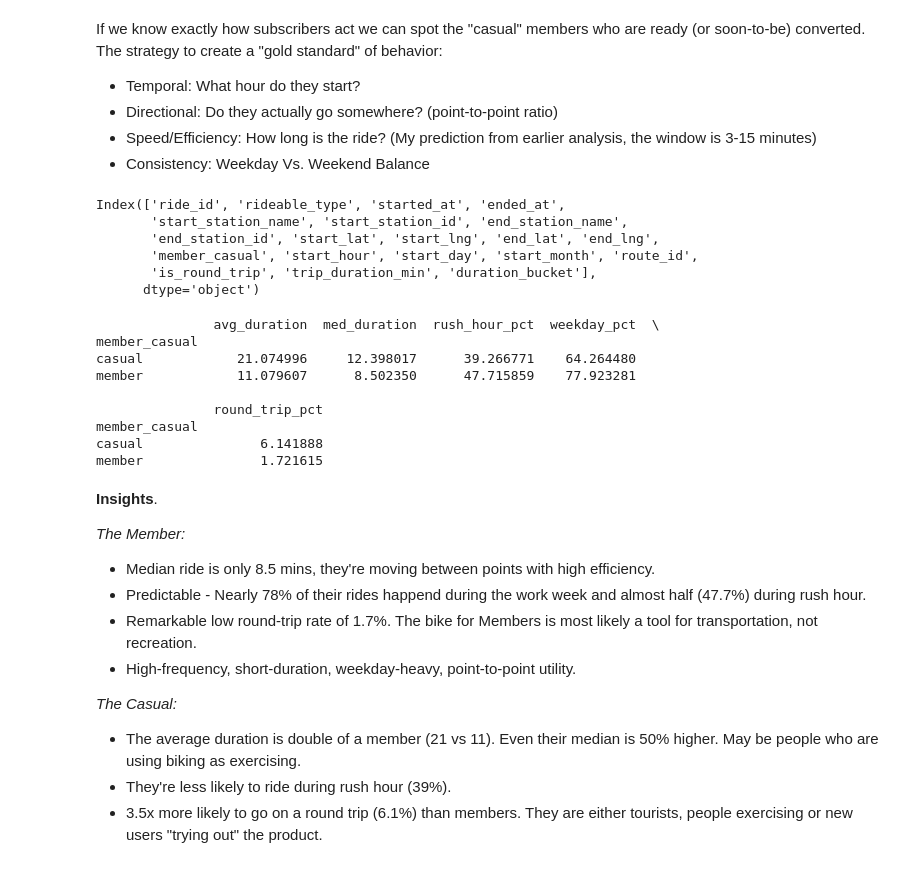
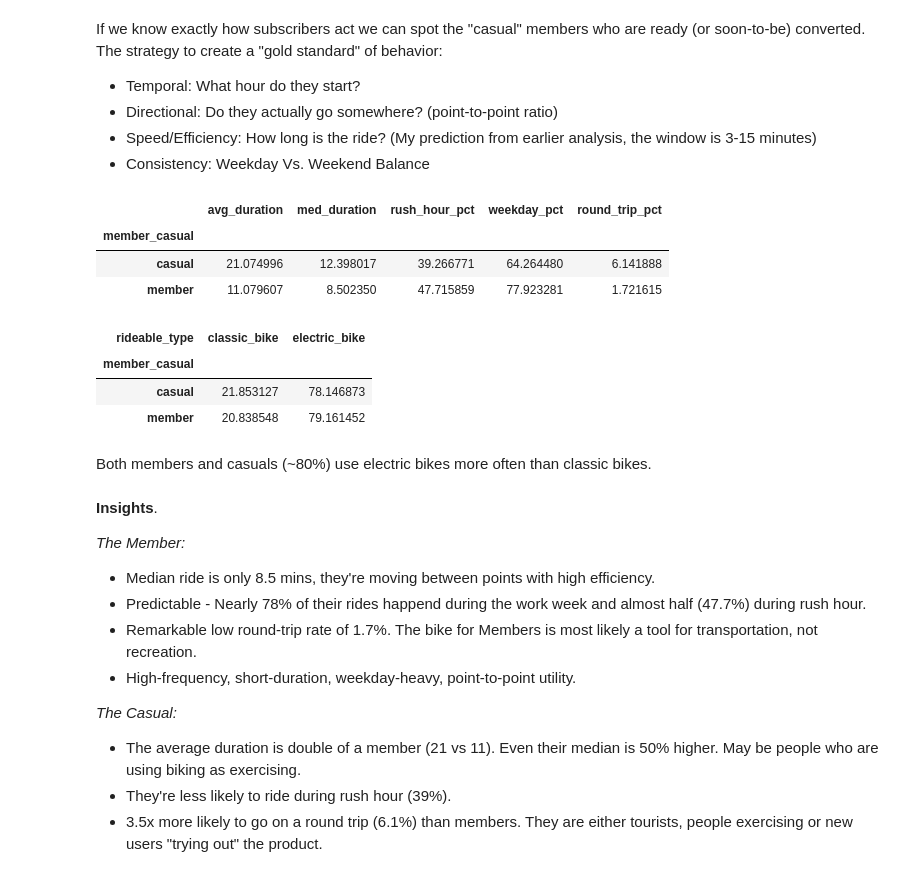
Before and after one commit to mdinaya/baywheels_analysis, a Jupyter notebook: notebooks/01_user_behavior.ipynb, the cells around one changed output. Cells and saved outputs as stored; diff of their text form; code cells hidden in the pictures.

```diff
--- a/notebooks/01_user_behavior.ipynb
+++ b/notebooks/01_user_behavior.ipynb
@@ -357,15 +357,6 @@ If we know exactly how subscribers act we can spot the "casual" members who are
 - Directional: Do they actually go somewhere? (point-to-point ratio)
 - Speed/Efficiency: How long is the ride? (My prediction from earlier analysis, the window is 3-15 minutes)
 - Consistency: Weekday Vs. Weekend Balance
-# %%
-df.columns
-# %% [output]
-Index(['ride_id', 'rideable_type', 'started_at', 'ended_at',
-       'start_station_name', 'start_station_id', 'end_station_name',
-       'end_station_id', 'start_lat', 'start_lng', 'end_lat', 'end_lng',
-       'member_casual', 'start_hour', 'start_day', 'start_month', 'route_id',
-       'is_round_trip', 'trip_duration_min', 'duration_bucket'],
-      dtype='object')
 # %%
 # create a rush hour and weekday flag
 df["is_rush_hour"] = df["start_hour"].isin([7, 8, 9, 16, 17, 18])
@@ -373,26 +364,32 @@ df["is_weekday"] = ~df["start_day"].isin(["Saturday", "Sunday"])
 # %%
 behavior_df = df.groupby("member_casual").agg(
     avg_duration=("trip_duration_min", "mean"),
     med_duration=("trip_duration_min", "median"),
     rush_hour_pct=("is_rush_hour", "mean"),
     weekday_pct=("is_weekday", "mean"),
     round_trip_pct=("is_round_trip", "mean")
 )
 
 cols_to_pct = ["rush_hour_pct", "weekday_pct", "round_trip_pct"]
 behavior_df[cols_to_pct] = behavior_df[cols_to_pct] * 100
 
-print(behavior_df)
+behavior_df
 # %% [output]
-               avg_duration  med_duration  rush_hour_pct  weekday_pct  \
-member_casual
-casual            21.074996     12.398017      39.266771    64.264480
-member            11.079607      8.502350      47.715859    77.923281
-
-               round_trip_pct
-member_casual
-casual               6.141888
-member               1.721615
+|  | avg_duration | med_duration | rush_hour_pct | weekday_pct | round_trip_pct |
+| member_casual |  |  |  |  |  |
+| casual | 21.074996 | 12.398017 | 39.266771 | 64.264480 | 6.141888 |
+| member | 11.079607 | 8.502350 | 47.715859 | 77.923281 | 1.721615 |
+# %%
+rideable_pref = df.groupby(["member_casual", "rideable_type"]).size().unstack(fill_value=0)
+rideable_pref_pct = rideable_pref.div(rideable_pref.sum(axis=1), axis=0) * 100
+rideable_pref_pct
+# %% [output]
+| rideable_type | classic_bike | electric_bike |
+| member_casual |  |  |
+| casual | 21.853127 | 78.146873 |
+| member | 20.838548 | 79.161452 |
+# %% [markdown]
+Both members and casuals (~80%) use electric bikes more often than classic bikes.
 # %% [markdown]
 **Insights**.
 <br>
```
Also changed, not shown: 2 other files.
